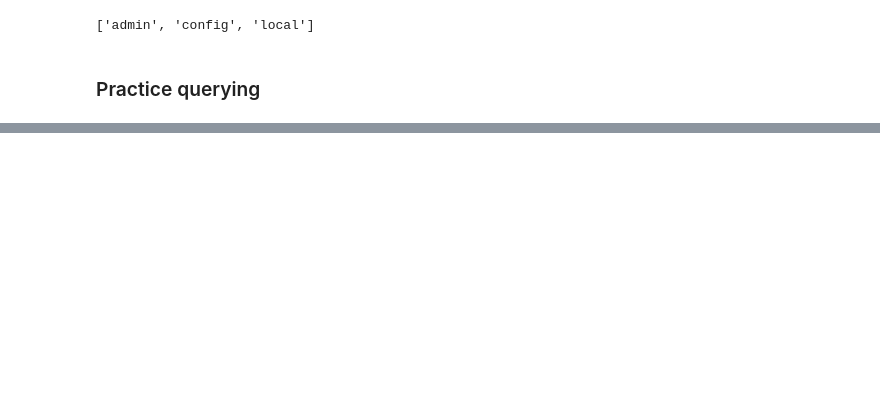
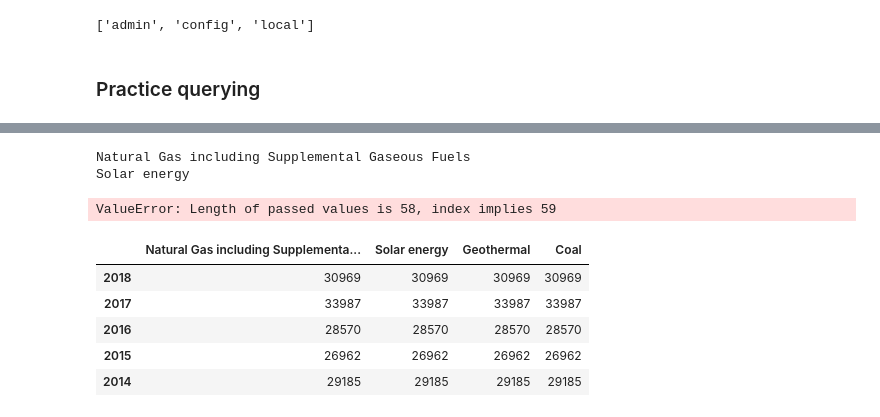
Before and after one commit to msanchez-ayala/energy-consumption, a Jupyter notebook: data_gathering_cleaning.ipynb, the cells around one changed output, grey strips where cells are left out. Cells and saved outputs as stored; diff of their text form; code cells hidden in the pictures; blank space fills up the shorter version.

```diff
--- a/data_gathering_cleaning.ipynb
+++ b/data_gathering_cleaning.ipynb
@@ -278,4 +282,4 @@ pop_gdp_results = energy_collection.insert_many(pop_gdp_data)
 # %% [markdown]
 ### Practice querying
 # %%
-query_1 = energy_collection.find({'state':'Oregon'})
+oregon = [x for x in energy_collection.find({'state':'Oregon'})]
@@ -285,0 +306,22 @@ TypeError: batch_size() missing 1 required positional argument: 'batch_size'
+# %%
+dates = np.arange(2018,1959,-1)
+df = pd.DataFrame(index = dates)
+
+for series in oregon:
+    if series.get('sector') == 'Residential Sector':
+        print(series['energy_type'])
+        ts_values = [tuple_[1] for tuple_ in series['data']]
+        df = pd.concat([df, pd.Series(data = ts_values,name=series['energy_type'], index=dates)],axis=1)
+# %% [output]
+Natural Gas including Supplemental Gaseous Fuels
+Solar energy
+ValueError: Length of passed values is 58, index implies 59
+# %%
+df.head()
+# %% [output]
+|  | Natural Gas including Supplementa... | Solar energy | Geothermal | Coal |
+| 2018 | 30969 | 30969 | 30969 | 30969 |
+| 2017 | 33987 | 33987 | 33987 | 33987 |
+| 2016 | 28570 | 28570 | 28570 | 28570 |
+| 2015 | 26962 | 26962 | 26962 | 26962 |
+| 2014 | 29185 | 29185 | 29185 | 29185 |
```
Also changed, not shown: parts of 11 cells of this notebook.
